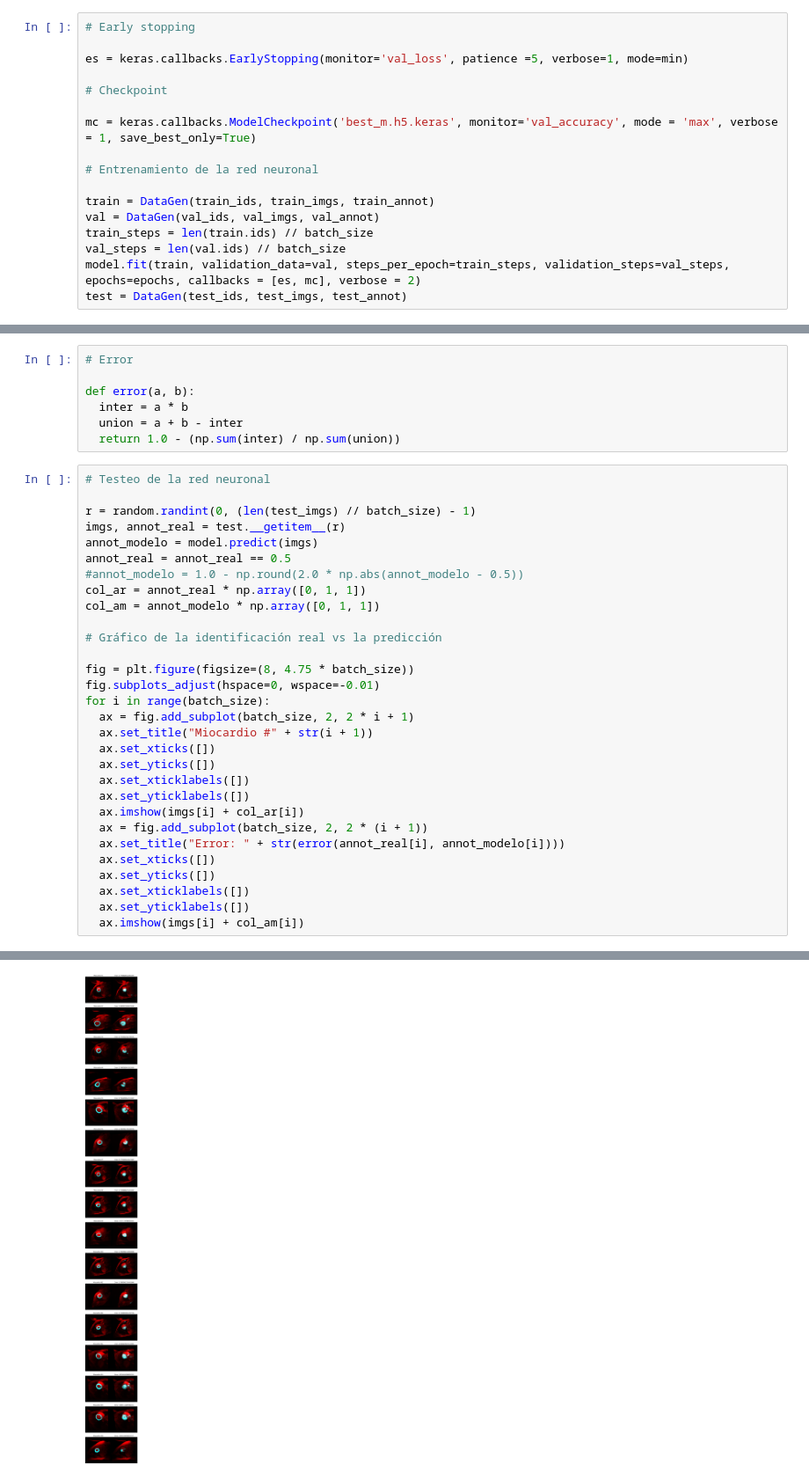
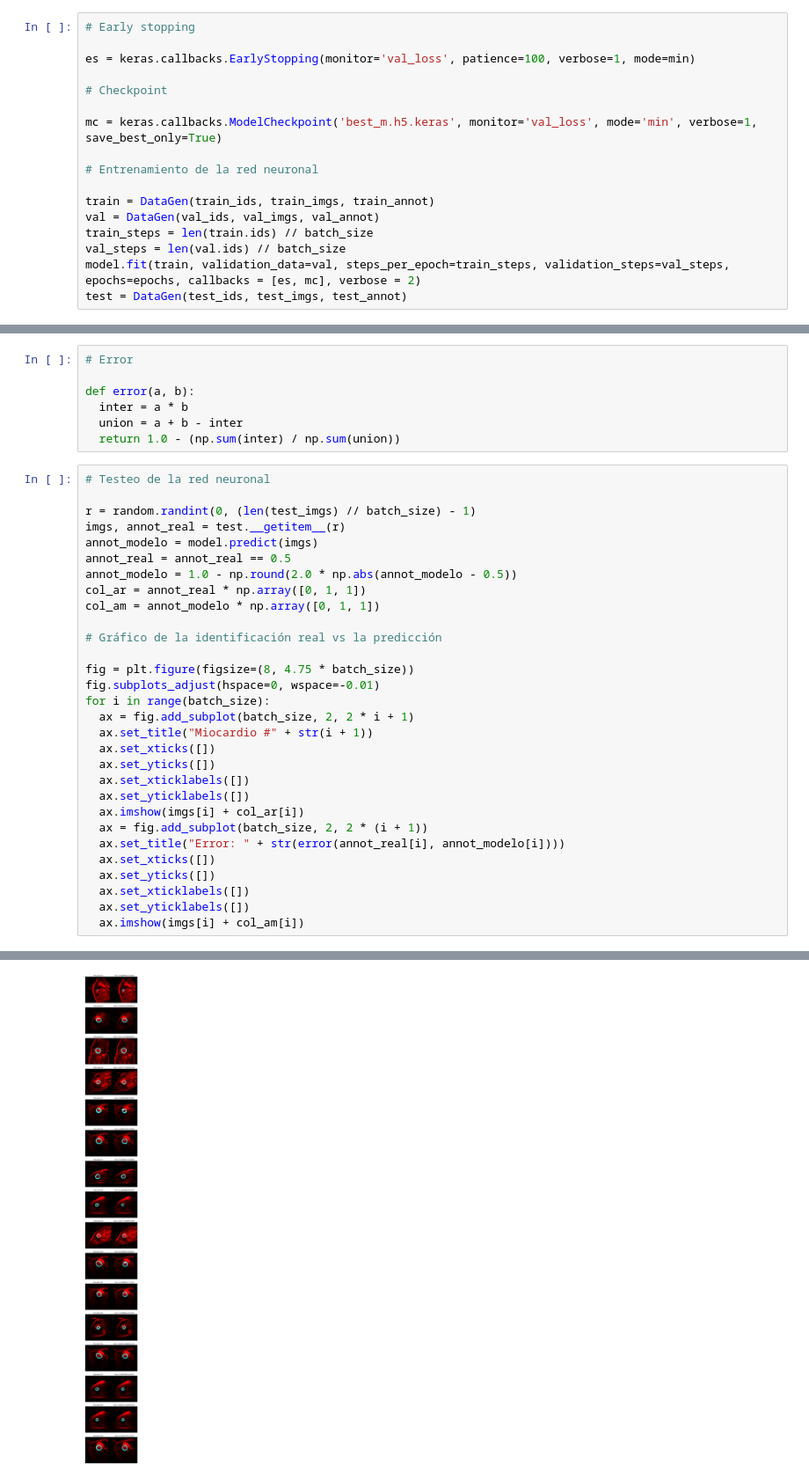
Before and after one commit to dantekliwadenko/proyectomodulo, a Jupyter notebook: segmentacionmiocardio.ipynb, the cells around one changed output, grey strips where cells are left out. Shown at 88% size. Cells and saved outputs as stored; diff of their text form.

```diff
--- a/segmentacionmiocardio.ipynb
+++ b/segmentacionmiocardio.ipynb
@@ -152,11 +150,11 @@ Model: "functional"
 # %%
 # Early stopping
 
-es = keras.callbacks.EarlyStopping(monitor='val_loss', patience =5, verbose=1, mode=min)
+es = keras.callbacks.EarlyStopping(monitor='val_loss', patience=100, verbose=1, mode=min)
 
 # Checkpoint
 
-mc = keras.callbacks.ModelCheckpoint('best_m.h5.keras', monitor='val_accuracy', mode = 'max', verbose = 1, save_best_only=True)
+mc = keras.callbacks.ModelCheckpoint('best_m.h5.keras', monitor='val_loss', mode='min', verbose=1, save_best_only=True)
 
 # Entrenamiento de la red neuronal
 
@@ -202,7 +204,7 @@ r = random.randint(0, (len(test_imgs) // batch_size) - 1)
 imgs, annot_real = test.__getitem__(r)
 annot_modelo = model.predict(imgs)
 annot_real = annot_real == 0.5
-#annot_modelo = 1.0 - np.round(2.0 * np.abs(annot_modelo - 0.5))
+annot_modelo = 1.0 - np.round(2.0 * np.abs(annot_modelo - 0.5))
 col_ar = annot_real * np.array([0, 1, 1])
 col_am = annot_modelo * np.array([0, 1, 1])
 
@@ -230 +232 @@ for i in range(batch_size):
-[figure, old version]
+[figure, new version]
```
Also changed, not shown: parts of 5 cells of this notebook.
